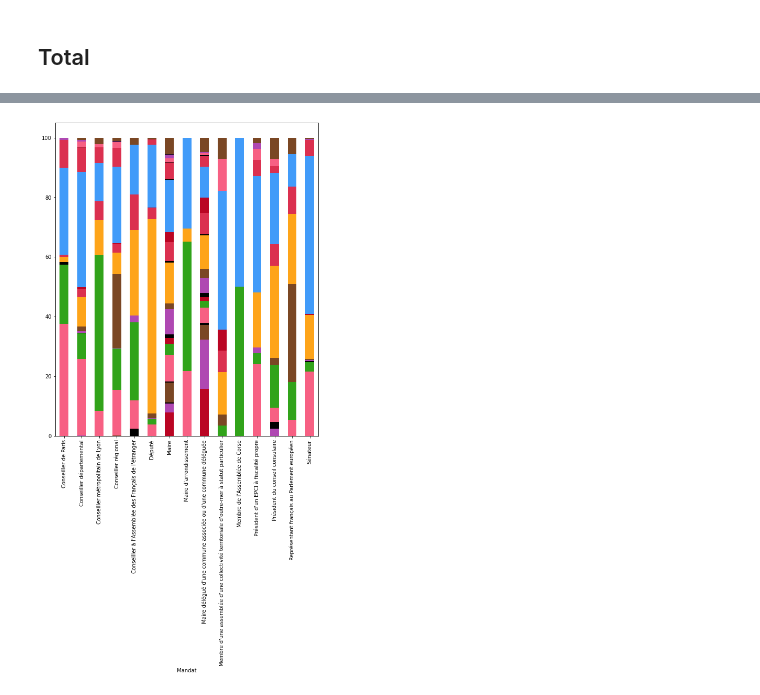
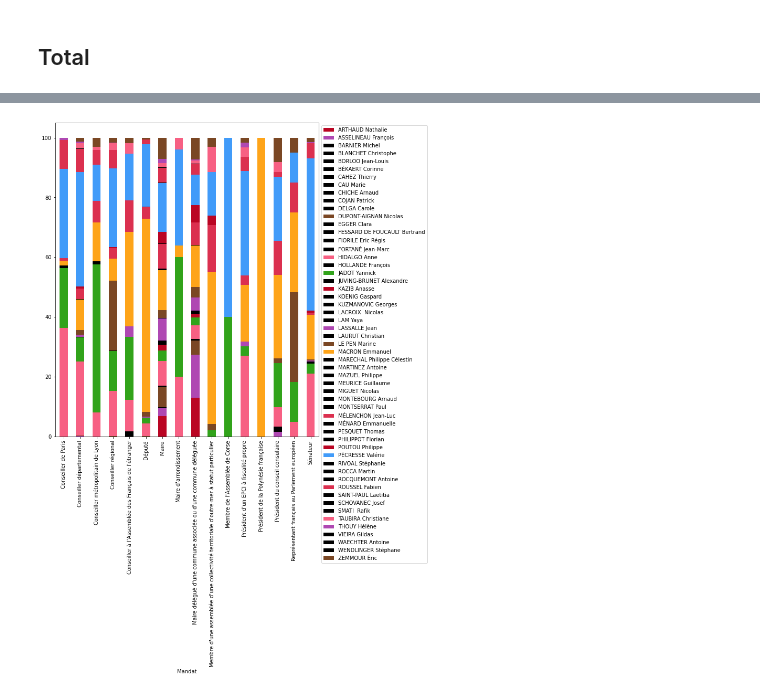
Before and after one commit to annelhote/2022-parrainages, a Jupyter notebook: parrainages.ipynb, the cells around one changed output, grey strips where cells are left out. Drawn from its saved outputs; the diff is of its cells as text; code cells hidden in the pictures.

```diff
--- a/parrainages.ipynb
+++ b/parrainages.ipynb
@@ -25,7 +25,7 @@ import requests
 
 DATA_URL = 'https://presidentielle2022.conseil-constitutionnel.fr/telechargement/parrainagestotal.json'
 DATA_FOLDER = 'data'
-DATA_FILE = 'parrainagestotal-20220224.json'
+DATA_FILE = 'parrainagestotal-20220301.json'
 RESULTS_FOLDER = 'results'
 SOURCE_FOLDER = 'sources'
 THRESHOLD = 500
@@ -162,6 +162,7 @@ mandates = {
     "Membre d'une assemblée d'une collectivité territoriale d'outre-mer à statut particulier": "Membre d'une assemblée d'une collectivité territoriale d'outre-mer à statut particulier",
     "Membre de l'Assemblée de Corse": "Membre de l'Assemblée de Corse",
     "Président d'un EPCI à fiscalité propre": "Président d'un EPCI à fiscalité propre",
+    "Président de la Polynésie française": "Président de la Polynésie française",
     "Président du conseil consulaire": "Président du conseil consulaire",
     "Présidente d'un EPCI à fiscalité propre": "Président d'un EPCI à fiscalité propre",
     "Présidente du conseil consulaire": "Président du conseil consulaire",
@@ -402,14 +393,15 @@ Invalid limit will be ignored.
 # %%
 # Quel mandat soutien quel candidat ? (eg. Qui ont parrainé les "Membre de l'Assemblée de Corse" ?)
 df = sponsorships.groupby(['mandat_calculated', 'Candidat'])['mandat_calculated'].count().unstack('Candidat').fillna(0)
 df['total'] = df.sum(axis=1)
 for i, row in df.iterrows():
     for j, item in row.iteritems():
         df[j][i] = df[j][i] / df['total'][i] * 100
 colors = [candidates.get(column, {}).get('political_color', 'black') for column in df.columns]
-df.loc[:, df.columns != 'total'].plot(kind='bar', stacked=True, color=colors, legend=False)
+df.loc[:, df.columns != 'total'].plot(kind='bar', stacked=True, color=colors)
 plt.xlabel('Mandat')
+plt.legend(bbox_to_anchor=(1.0, 1.0))
 plt.savefig(f'{RESULTS_FOLDER}/candidates_rate_by_mandate.png', facecolor='white', bbox_inches = 'tight')
 plt.show()
 # %% [output]
-[figure, old version]
+[figure, new version]
```
Also changed, not shown: parts of 14 cells of this notebook, 10 other files.
